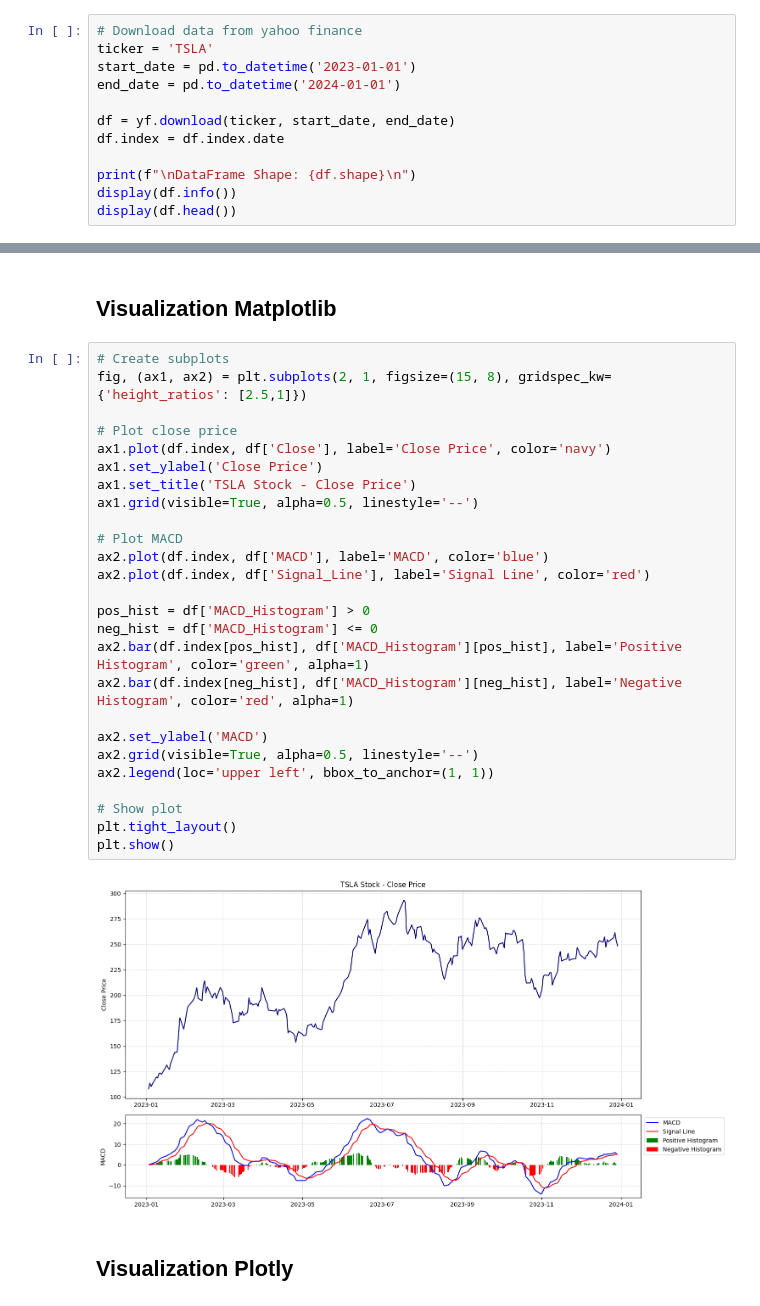
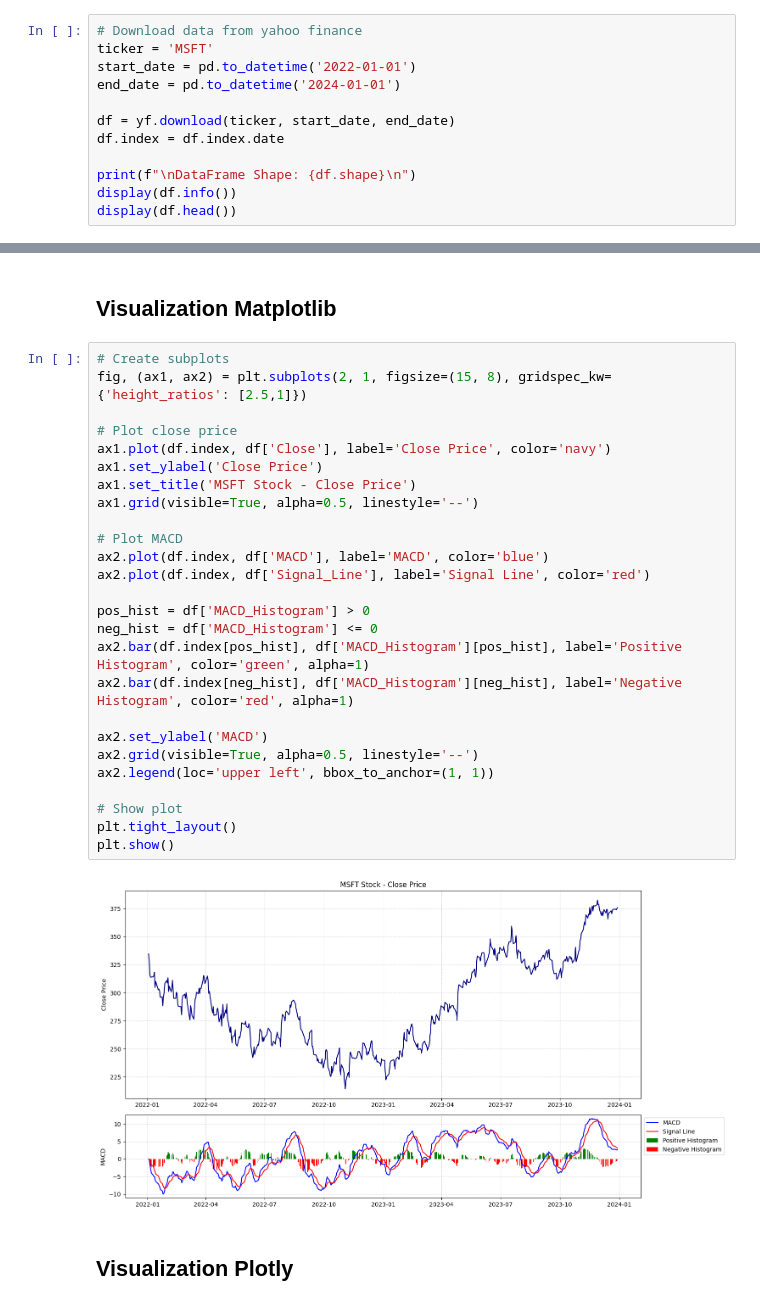
Before and after one commit to Mund99/Medium_Writing, a Jupyter notebook: MACD_Calculation_Visualization.ipynb, the cells around one changed output, grey strips where cells are left out. Drawn from its saved outputs; the diff is of its cells as text.

```diff
--- a/MACD_Calculation_Visualization.ipynb
+++ b/MACD_Calculation_Visualization.ipynb
@@ -11,8 +11,8 @@ import warnings
 warnings.filterwarnings('ignore')
 # %%
 # Download data from yahoo finance
-ticker = 'TSLA'
-start_date = pd.to_datetime('2023-01-01')
+ticker = 'MSFT'
+start_date = pd.to_datetime('2022-01-01')
 end_date = pd.to_datetime('2024-01-01')
 
 df = yf.download(ticker, start_date, end_date)
@@ -119,31 +119,31 @@ df.head()
 # %%
 # Create subplots
 fig, (ax1, ax2) = plt.subplots(2, 1, figsize=(15, 8), gridspec_kw={'height_ratios': [2.5,1]})
 
 # Plot close price
 ax1.plot(df.index, df['Close'], label='Close Price', color='navy')
 ax1.set_ylabel('Close Price')
-ax1.set_title('TSLA Stock - Close Price')
+ax1.set_title('MSFT Stock - Close Price')
 ax1.grid(visible=True, alpha=0.5, linestyle='--')
 
 # Plot MACD
 ax2.plot(df.index, df['MACD'], label='MACD', color='blue')
 ax2.plot(df.index, df['Signal_Line'], label='Signal Line', color='red')
 
 pos_hist = df['MACD_Histogram'] > 0
 neg_hist = df['MACD_Histogram'] <= 0
 ax2.bar(df.index[pos_hist], df['MACD_Histogram'][pos_hist], label='Positive Histogram', color='green', alpha=1)
 ax2.bar(df.index[neg_hist], df['MACD_Histogram'][neg_hist], label='Negative Histogram', color='red', alpha=1)
 
 ax2.set_ylabel('MACD')
 ax2.grid(visible=True, alpha=0.5, linestyle='--')
 ax2.legend(loc='upper left', bbox_to_anchor=(1, 1))
 
 # Show plot
 plt.tight_layout()
 plt.show()
 # %% [output]
-[figure, old version]
+[figure, new version]
 # %% [markdown]
 ## Visualization Plotly
 # %%
```
Also changed, not shown: parts of 4 cells of this notebook.
